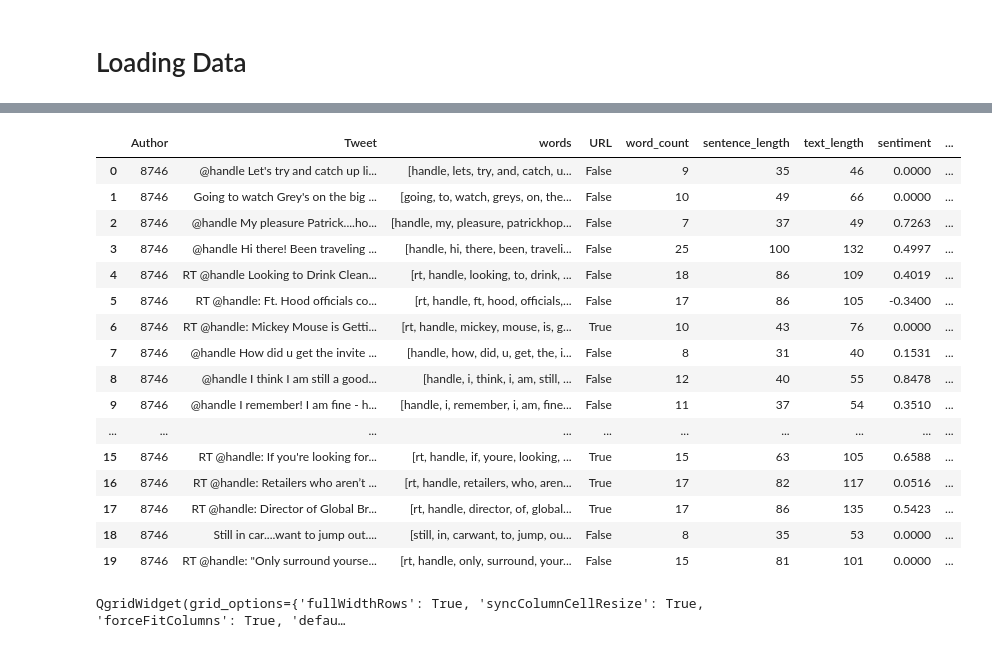
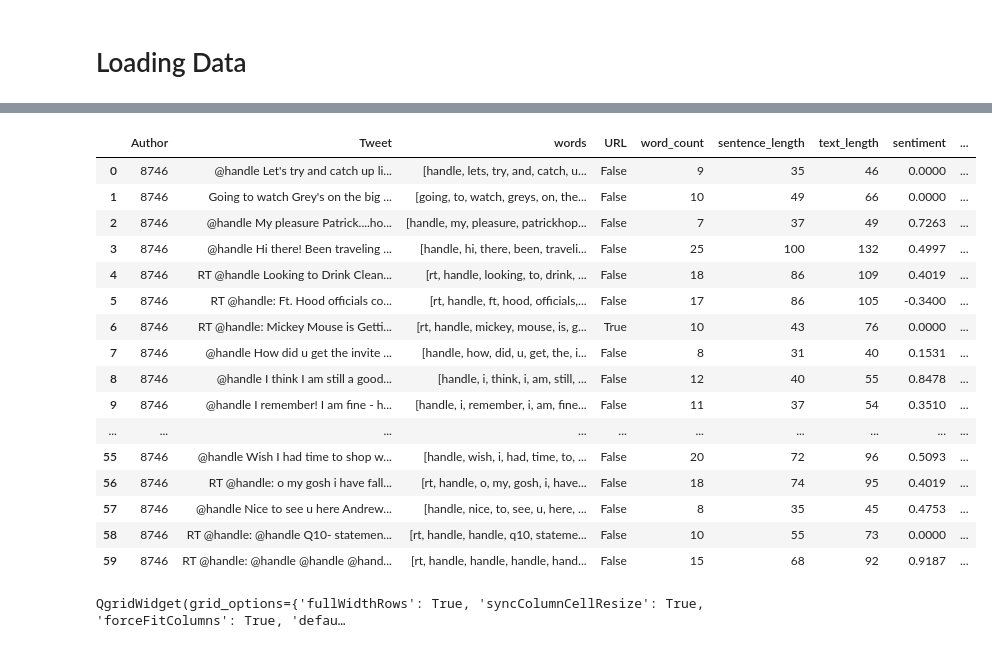
Before and after one commit to alanwangwyz/Authorship-Attribution, a Jupyter notebook: SML Project 1.ipynb, the cells around one changed output, grey strips where cells are left out. Cells and saved outputs as stored; diff of their text form; code cells hidden in the pictures.

```diff
--- a/SML Project 1.ipynb
+++ b/SML Project 1.ipynb
@@ -156,25 +218,25 @@ train_data = load_pickle("train_data.p")
 # %%
 processor = PreProcessor()
 clean_train = processor.transform_text1(train_data)
-clean_train.head(20)
+clean_train.head(60)
 # %% [output]
 |  | Author | Tweet | words | URL | word_count | sentence_length | text_length | sentiment | ... |
 | 0 | 8746 | @handle Let's try and catch up li... | [handle, lets, try, and, catch, u... | False | 9 | 35 | 46 | 0.0000 | ... |
 | 1 | 8746 | Going to watch Grey's on the big ... | [going, to, watch, greys, on, the... | False | 10 | 49 | 66 | 0.0000 | ... |
 | 2 | 8746 | @handle My pleasure Patrick....ho... | [handle, my, pleasure, patrickhop... | False | 7 | 37 | 49 | 0.7263 | ... |
 | 3 | 8746 | @handle Hi there! Been traveling ... | [handle, hi, there, been, traveli... | False | 25 | 100 | 132 | 0.4997 | ... |
 | 4 | 8746 | RT @handle Looking to Drink Clean... | [rt, handle, looking, to, drink, ... | False | 18 | 86 | 109 | 0.4019 | ... |
 | 5 | 8746 | RT @handle: Ft. Hood officials co... | [rt, handle, ft, hood, officials,... | False | 17 | 86 | 105 | -0.3400 | ... |
 | 6 | 8746 | RT @handle: Mickey Mouse is Getti... | [rt, handle, mickey, mouse, is, g... | True | 10 | 43 | 76 | 0.0000 | ... |
 | 7 | 8746 | @handle How did u get the invite ... | [handle, how, did, u, get, the, i... | False | 8 | 31 | 40 | 0.1531 | ... |
 | 8 | 8746 | @handle I think I am still a good... | [handle, i, think, i, am, still, ... | False | 12 | 40 | 55 | 0.8478 | ... |
 | 9 | 8746 | @handle I remember! I am fine - h... | [handle, i, remember, i, am, fine... | False | 11 | 37 | 54 | 0.3510 | ... |
 | ... | ... | ... | ... | ... | ... | ... | ... | ... | ... |
-| 15 | 8746 | RT @handle: If you're looking for... | [rt, handle, if, youre, looking, ... | True | 15 | 63 | 105 | 0.6588 | ... |
-| 16 | 8746 | RT @handle: Retailers who aren’t ... | [rt, handle, retailers, who, aren... | True | 17 | 82 | 117 | 0.0516 | ... |
-| 17 | 8746 | RT @handle: Director of Global Br... | [rt, handle, director, of, global... | True | 17 | 86 | 135 | 0.5423 | ... |
-| 18 | 8746 | Still in car....want to jump out.... | [still, in, carwant, to, jump, ou... | False | 8 | 35 | 53 | 0.0000 | ... |
-| 19 | 8746 | RT @handle: "Only surround yourse... | [rt, handle, only, surround, your... | False | 15 | 81 | 101 | 0.0000 | ... |
+| 55 | 8746 | @handle Wish I had time to shop w... | [handle, wish, i, had, time, to, ... | False | 20 | 72 | 96 | 0.5093 | ... |
+| 56 | 8746 | RT @handle: o my gosh i have fall... | [rt, handle, o, my, gosh, i, have... | False | 18 | 74 | 95 | 0.4019 | ... |
+| 57 | 8746 | @handle Nice to see u here Andrew... | [handle, nice, to, see, u, here, ... | False | 8 | 35 | 45 | 0.4753 | ... |
+| 58 | 8746 | RT @handle: @handle Q10- statemen... | [rt, handle, handle, q10, stateme... | False | 10 | 55 | 73 | 0.0000 | ... |
+| 59 | 8746 | RT @handle: @handle @handle @hand... | [rt, handle, handle, handle, hand... | False | 15 | 68 | 92 | 0.9187 | ... |
 # %%
 import qgrid
 qgrid_widget = qgrid.show_grid(train_data, show_toolbar=True)
```
Also changed, not shown: parts of 6 cells of this notebook.
